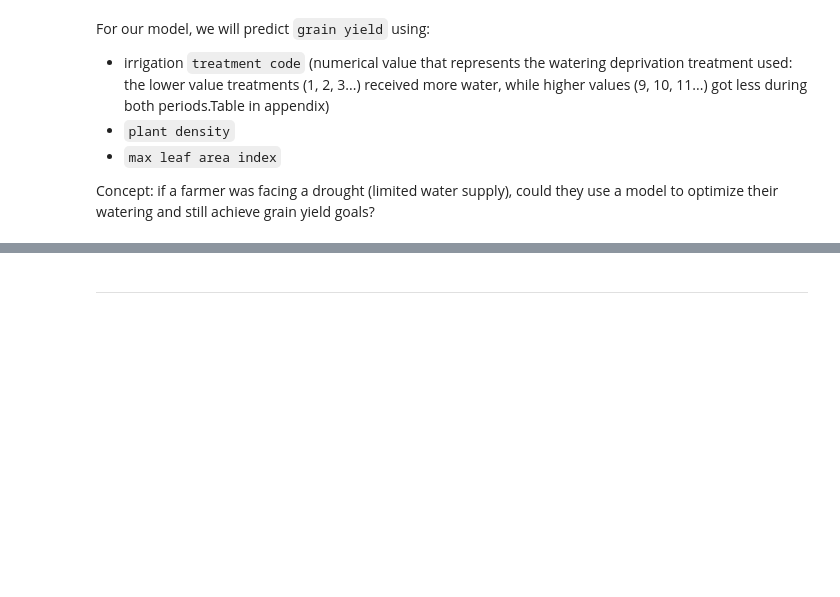
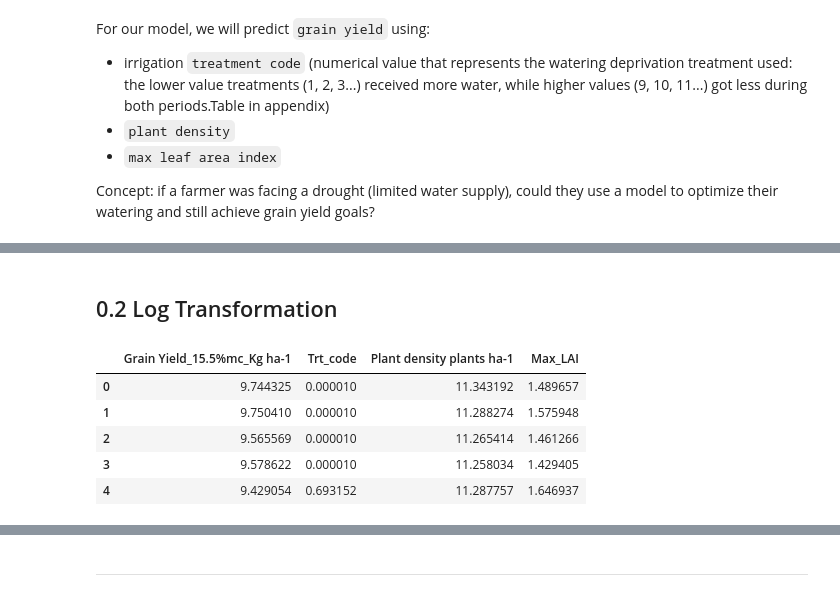
Before and after one commit to porktot/DSCI_592_harvest, a Jupyter notebook: predicting_crop_yield_MODELING.ipynb, the cells around one changed output, grey strips where cells are left out. Drawn from its saved outputs; the diff is of its cells as text; code cells hidden in the pictures; blank space fills up the shorter version.

```diff
--- a/predicting_crop_yield_MODELING.ipynb
+++ b/predicting_crop_yield_MODELING.ipynb
@@ -527,0 +99,5 @@ Cross-Validation RMSE:
+# %%
+# corrected variable name
+cols_for_model = ["Grain Yield_15.5%mc_Kg ha-1", "Trt_code","Plant density plants ha-1", "Max_LAI"]
+maize_model_data = maize_data[cols_for_model]
+maize_model_data.info()
@@ -527,0 +116,12 @@ Cross-Validation RMSE:
+# %% [markdown]
+## 0.2 Log Transformation
+# %%
+log_transformed_model_data = apply_log_transform_with_constant(maize_model_data)
+log_transformed_model_data.head()
+# %% [output]
+|  | Grain Yield_15.5%mc_Kg ha-1 | Trt_code | Plant density plants ha-1 | Max_LAI |
+| 0 | 9.744325 | 0.000010 | 11.343192 | 1.489657 |
+| 1 | 9.750410 | 0.000010 | 11.288274 | 1.575948 |
+| 2 | 9.565569 | 0.000010 | 11.265414 | 1.461266 |
+| 3 | 9.578622 | 0.000010 | 11.258034 | 1.429405 |
+| 4 | 9.429054 | 0.693152 | 11.287757 | 1.646937 |
```
Also changed, not shown: parts of 58 cells of this notebook.
